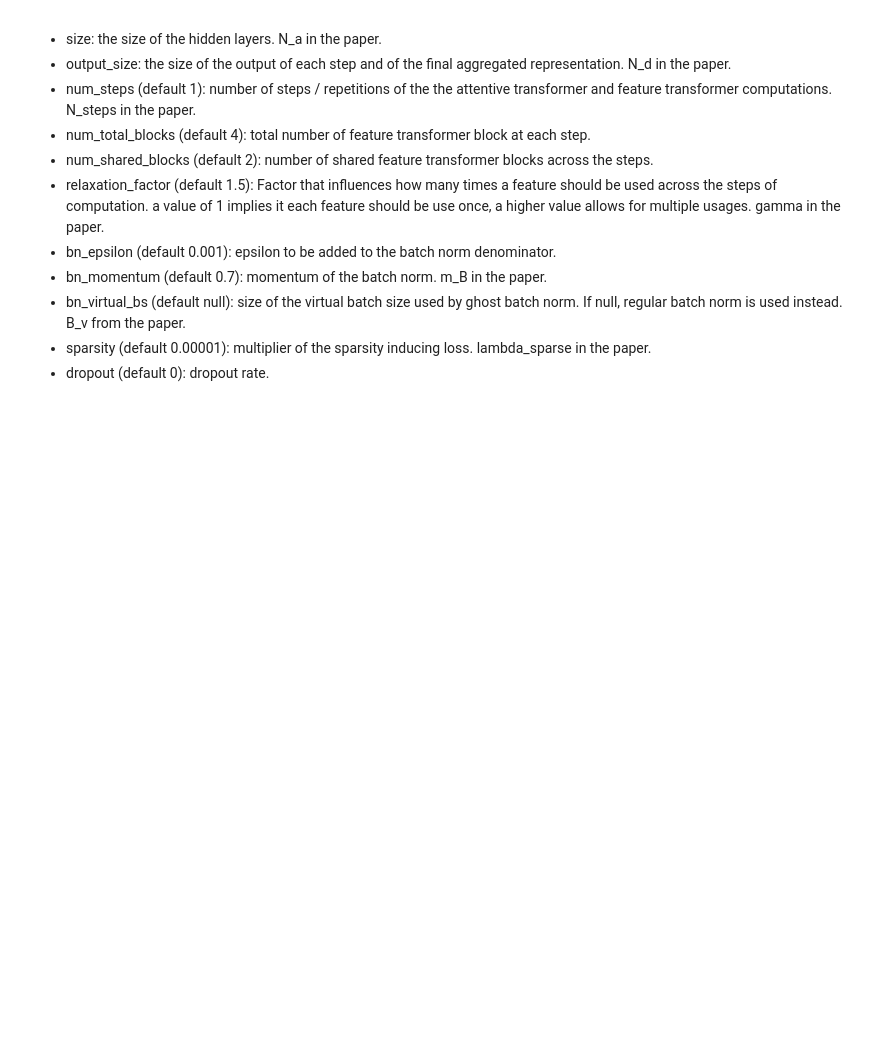
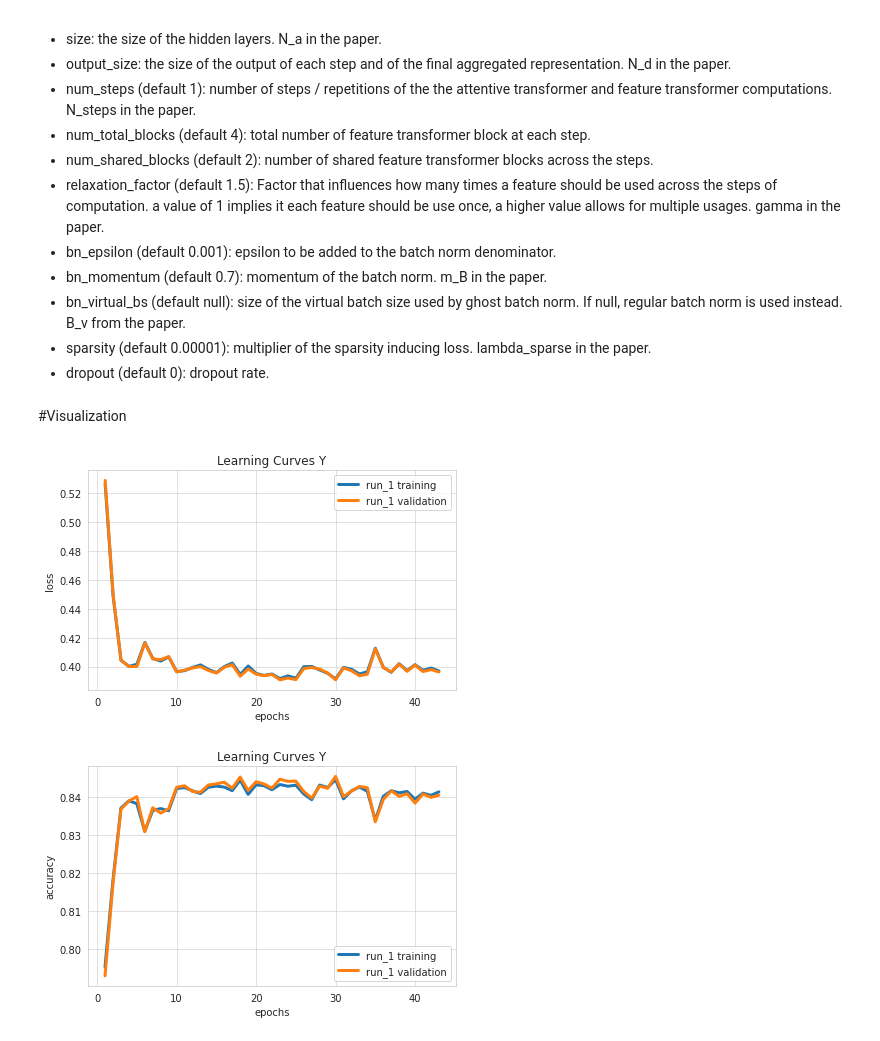
Before and after one commit to hessikaveh/TabNet-Test, a Jupyter notebook: TabNet.ipynb, the cells around one changed output. Cells and saved outputs as stored; diff of their text form; code cells hidden in the pictures; blank space fills up the shorter version.

```diff
--- a/TabNet.ipynb
+++ b/TabNet.ipynb
@@ -561,3 +496,5 @@ These are the available parameters of a tabnet combiner:
 * bn_virtual_bs (default null): size of the virtual batch size used by ghost batch norm. If null, regular batch norm is used instead. B_v from the paper.
 * sparsity (default 0.00001): multiplier of the sparsity inducing loss. lambda_sparse in the paper.
 * dropout (default 0): dropout rate.
+# %% [markdown]
+#Visualization
@@ -563,0 +509,21 @@ These are the available parameters of a tabnet combiner:
+# %%
+# retrieve training statistics
+list_of_stats = []
+list_of_models = []
+
+for model in ['run_1']:
+    experiment_model_dir = './results/experiment_' + model
+    train_stats = load_json(os.path.join(experiment_model_dir,'training_statistics.json'))
+    ground_truth_metadata = load_json(os.path.join(experiment_model_dir+'/model/','training_set_metadata.json'))
+    list_of_stats.append(train_stats)
+    list_of_models.append(model)
+
+
+# generating learning curves from training
+learning_curves(list_of_stats, 'Y',
+                model_names=list_of_models,
+                output_directory='./visualizations',
+                file_format='png')
+# %% [output]
+[figure, added]
+[figure, added]
```
Also changed, not shown: parts of 12 cells of this notebook.
